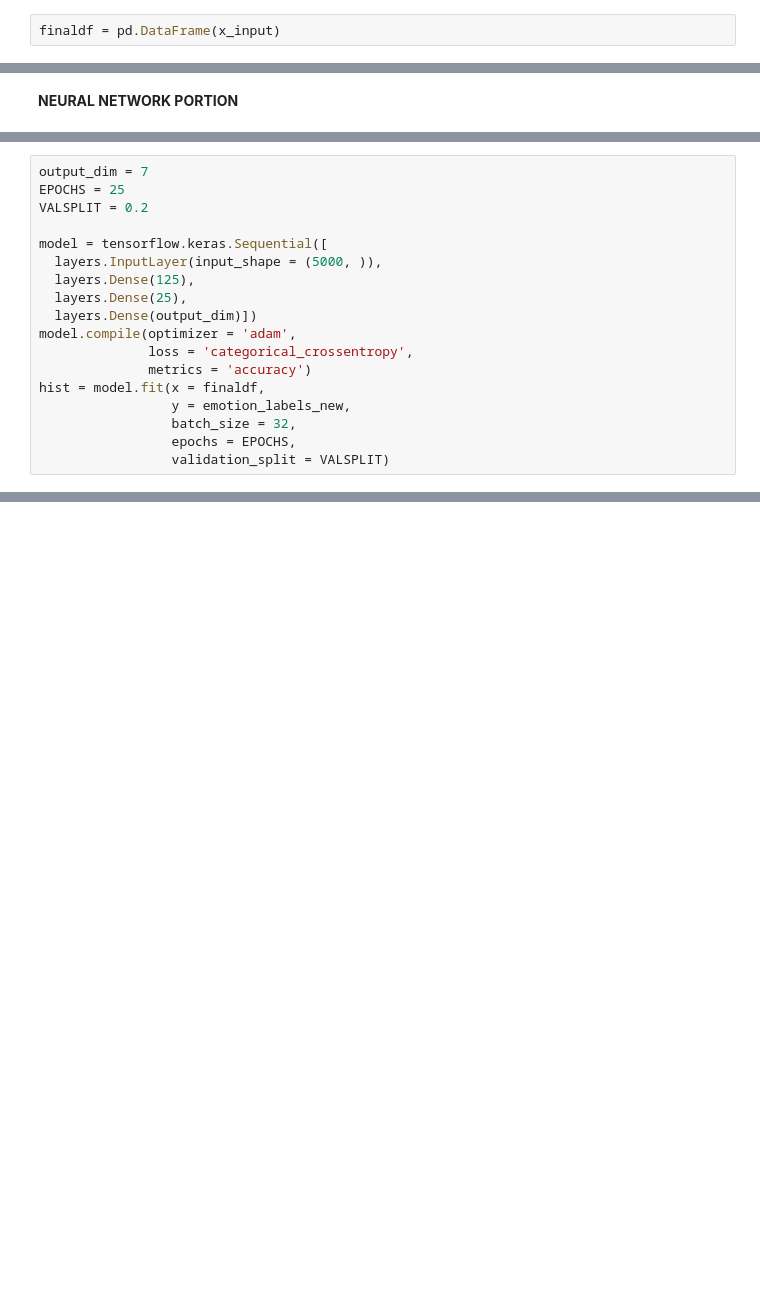
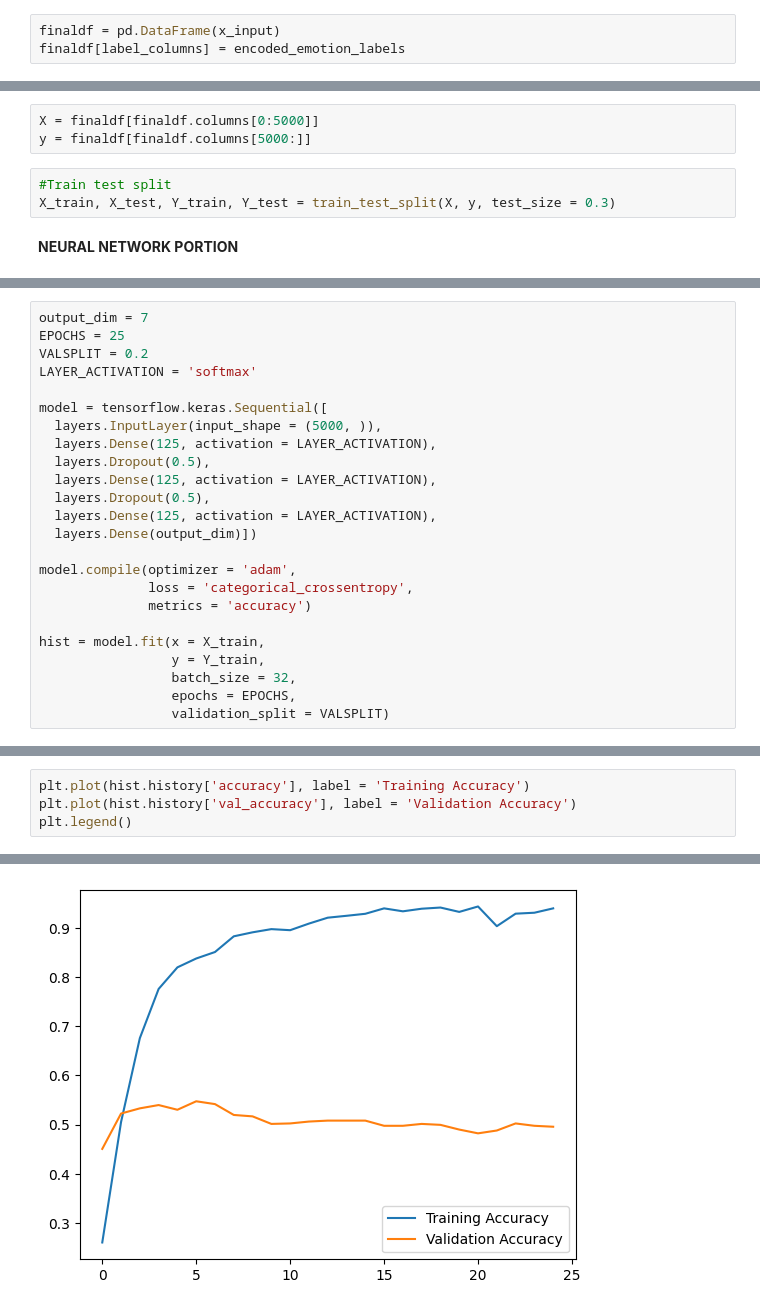
Before and after one commit to samyamaryal/Emotion-Classifier, a Jupyter notebook: emotion_detection.ipynb, the cells around one changed output, grey strips where cells are left out. Cells and saved outputs as stored; diff of their text form; blank space fills up the shorter version.

Commit message:
added plots and activation function to retrain the model

```diff
--- a/emotion_detection.ipynb
+++ b/emotion_detection.ipynb
@@ -247,2 +248,3 @@ len(x_input)
 # %%
 finaldf = pd.DataFrame(x_input)
+finaldf[label_columns] = encoded_emotion_labels
@@ -269,2 +251,8 @@ emotion_labels_new.shape
+# %%
+X = finaldf[finaldf.columns[0:5000]]
+y = finaldf[finaldf.columns[5000:]]
+# %%
+#Train test split
+X_train, X_test, Y_train, Y_test = train_test_split(X, y, test_size = 0.3)
 # %% [markdown]
 **NEURAL NETWORK PORTION**
@@ -272,17 +263,23 @@ emotion_labels_new.shape
 output_dim = 7
 EPOCHS = 25
 VALSPLIT = 0.2
+LAYER_ACTIVATION = 'softmax'
 
 model = tensorflow.keras.Sequential([
   layers.InputLayer(input_shape = (5000, )),
-  layers.Dense(125),
-  layers.Dense(25),
+  layers.Dense(125, activation = LAYER_ACTIVATION),
+  layers.Dropout(0.5),
+  layers.Dense(125, activation = LAYER_ACTIVATION),
+  layers.Dropout(0.5),
+  layers.Dense(125, activation = LAYER_ACTIVATION),
   layers.Dense(output_dim)])
+
 model.compile(optimizer = 'adam',
               loss = 'categorical_crossentropy',
               metrics = 'accuracy')
-hist = model.fit(x = finaldf,
-                 y = emotion_labels_new,
+
+hist = model.fit(x = X_train,
+                 y = Y_train,
                  batch_size = 32,
                  epochs = EPOCHS,
                  validation_split = VALSPLIT)
@@ -306,0 +317,5 @@ Epoch 25/25
+# %%
+plt.plot(hist.history['accuracy'], label = 'Training Accuracy')
+plt.plot(hist.history['val_accuracy'], label = 'Validation Accuracy')
+plt.legend()
+# %% [output]
@@ -306,0 +323 @@ Epoch 25/25
+[figure, added]
```
Also changed, not shown: parts of 25 cells of this notebook.
